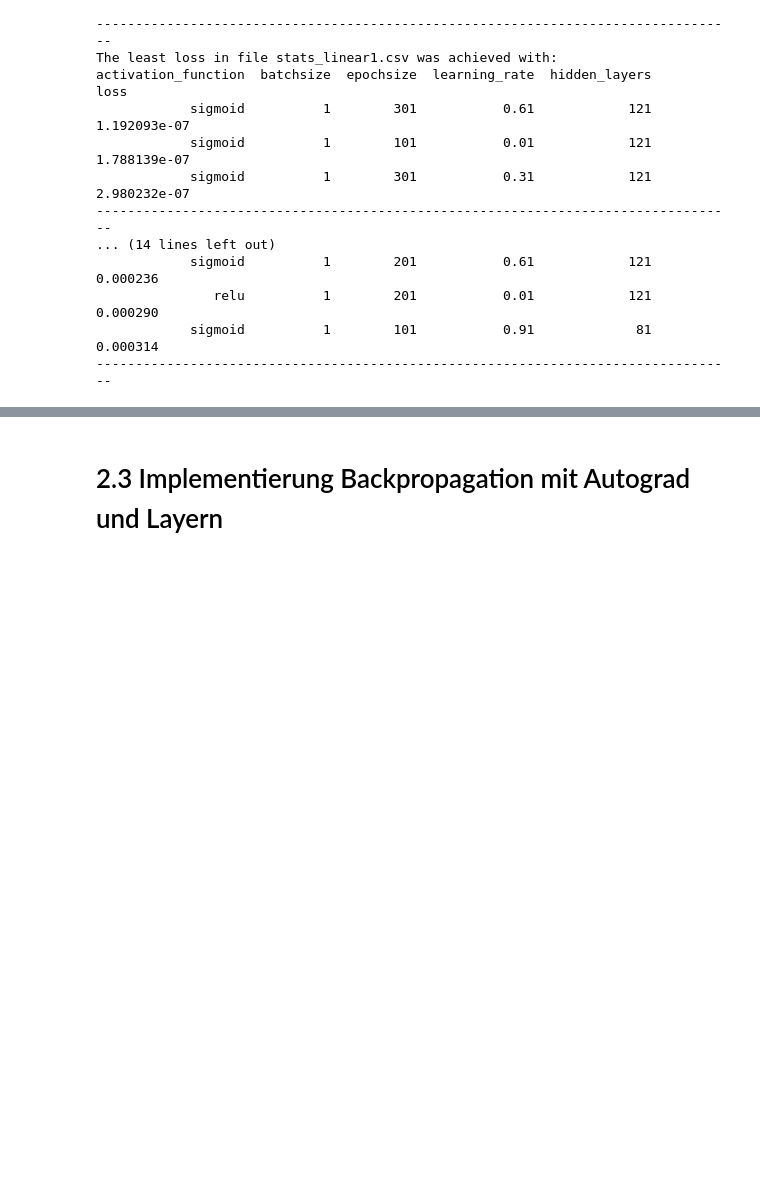
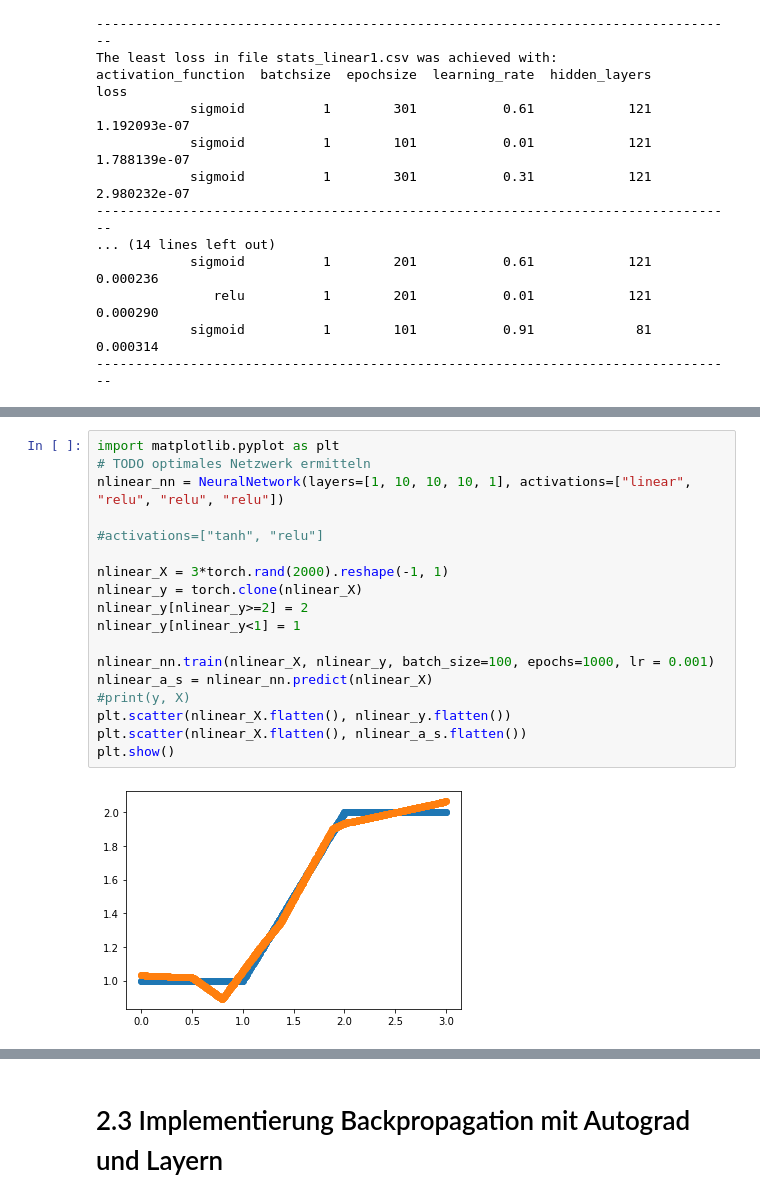
Before and after one commit to CloudyDatFun/neuralnetworks, a Jupyter notebook: Aufgabe Mehrschichtiges Feedforward Netzwerk.ipynb, the cells around one changed output, grey strips where cells are left out. Drawn from its saved outputs; the diff is of its cells as text; blank space fills up the shorter version.

```diff
--- a/Aufgabe Mehrschichtiges Feedforward Netzwerk.ipynb
+++ b/Aufgabe Mehrschichtiges Feedforward Netzwerk.ipynb
@@ -491,0 +482,20 @@ plt.show()
+# %%
+import matplotlib.pyplot as plt
+# TODO optimales Netzwerk ermitteln
+nlinear_nn = NeuralNetwork(layers=[1, 10, 10, 10, 1], activations=["linear", "relu", "relu", "relu"])
+
+#activations=["tanh", "relu"]
+
+nlinear_X = 3*torch.rand(2000).reshape(-1, 1)
+nlinear_y = torch.clone(nlinear_X)
+nlinear_y[nlinear_y>=2] = 2
+nlinear_y[nlinear_y<1] = 1
+
+nlinear_nn.train(nlinear_X, nlinear_y, batch_size=100, epochs=1000, lr = 0.001)
+nlinear_a_s = nlinear_nn.predict(nlinear_X)
+#print(y, X)
+plt.scatter(nlinear_X.flatten(), nlinear_y.flatten())
+plt.scatter(nlinear_X.flatten(), nlinear_a_s.flatten())
+plt.show()
+# %% [output]
+[figure, added]
```
Also changed, not shown: parts of 10 cells of this notebook.
